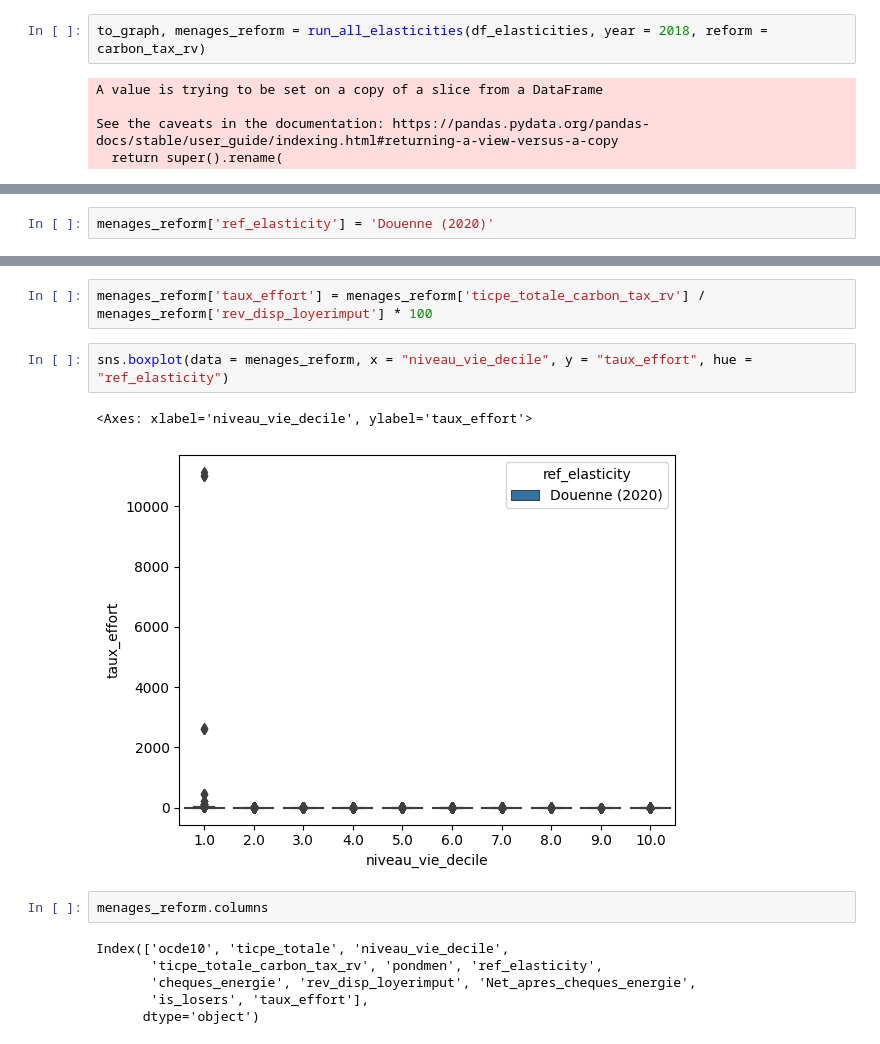
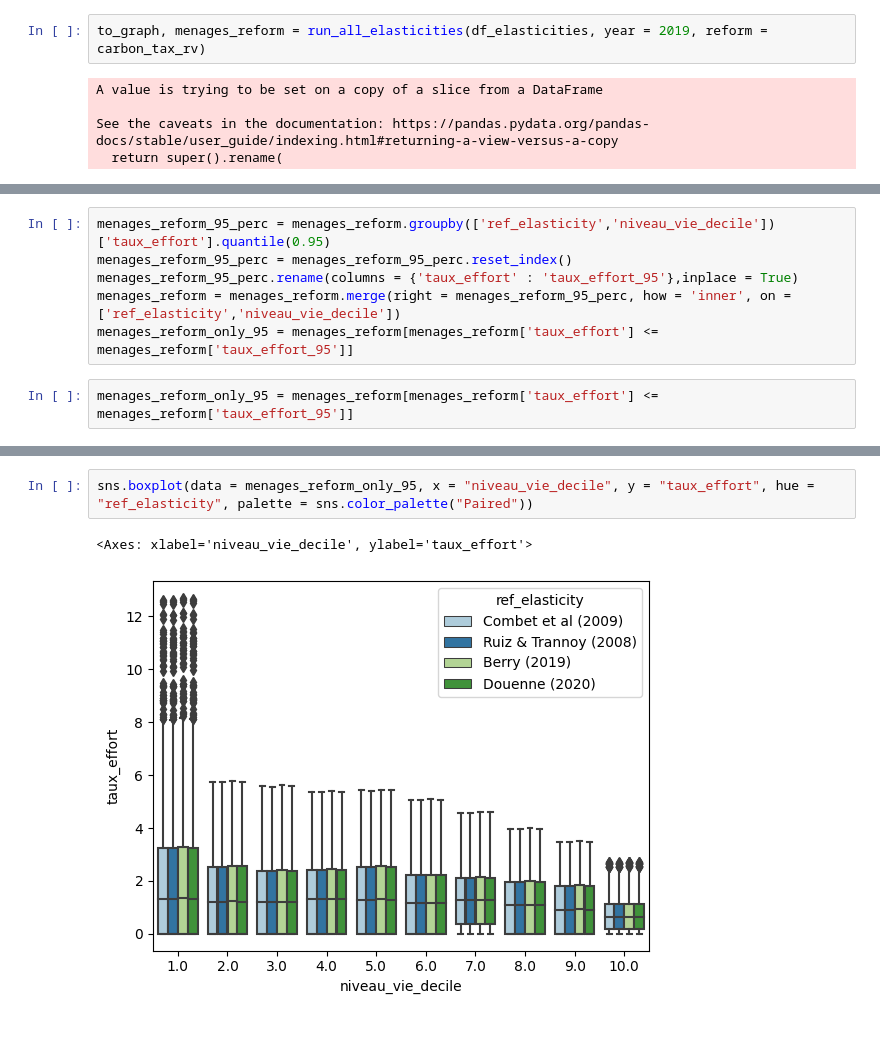
Before and after one commit to openfisca/openfisca-france-indirect-taxation, a Jupyter notebook: openfisca_france_indirect_taxation/projects/Master_Thesis_Herve/Simulation_taxe_energie_winners_losers.ipynb, the cells around one changed output, grey strips where cells are left out. Saved outputs shown, nothing was run; the diff lists cells and outputs as text.

Commit message:
fixing reform and cleaning code

```diff
--- a/openfisca_france_indirect_taxation/projects/Master_Thesis_Herve/Simulation_taxe_energie_winners_losers.ipynb
+++ b/openfisca_france_indirect_taxation/projects/Master_Thesis_Herve/Simulation_taxe_energie_winners_losers.ipynb
@@ -36,7 +38,7 @@ from openfisca_france_indirect_taxation.projects.Master_Thesis_Herve.Simulation_
     )
 from openfisca_france_indirect_taxation.projects.Master_Thesis_Herve.Reform_carbon_tax import carbon_tax_rv
 # %%
-to_graph, menages_reform = run_all_elasticities(df_elasticities, year = 2018, reform = carbon_tax_rv)
+to_graph, menages_reform = run_all_elasticities(df_elasticities, year = 2019, reform = carbon_tax_rv)
 # %% [output]
 A value is trying to be set on a copy of a slice from a DataFrame
 
@@ -57,3 +75,9 @@ plt.savefig(os.path.join(path,'Winners_losers_reform_carbon_tax_rv.png'))
-# %%
-menages_reform['ref_elasticity'] = 'Douenne (2020)'
+# %%
+menages_reform_95_perc = menages_reform.groupby(['ref_elasticity','niveau_vie_decile'])['taux_effort'].quantile(0.95)
+menages_reform_95_perc = menages_reform_95_perc.reset_index()
+menages_reform_95_perc.rename(columns = {'taux_effort' : 'taux_effort_95'},inplace = True)
+menages_reform = menages_reform.merge(right = menages_reform_95_perc, how = 'inner', on = ['ref_elasticity','niveau_vie_decile'])
+menages_reform_only_95 = menages_reform[menages_reform['taux_effort'] <= menages_reform['taux_effort_95']]
+# %%
+menages_reform_only_95 = menages_reform[menages_reform['taux_effort'] <= menages_reform['taux_effort_95']]
 # %%
@@ -64,16 +88,6 @@ sns.boxplot(data = menages_reform, x = "niveau_vie_decile", y = "Net_apres_chequ
-# %%
-menages_reform['taux_effort'] = menages_reform['ticpe_totale_carbon_tax_rv'] / menages_reform['rev_disp_loyerimput'] * 100
 # %%
-sns.boxplot(data = menages_reform, x = "niveau_vie_decile", y = "taux_effort", hue = "ref_elasticity")
+sns.boxplot(data = menages_reform_only_95, x = "niveau_vie_decile", y = "taux_effort", hue = "ref_elasticity", palette = sns.color_palette("Paired"))
 # %% [output]
 <Axes: xlabel='niveau_vie_decile', ylabel='taux_effort'>
-[figure, old version]
+[figure, new version]
-# %%
-menages_reform.columns
-# %% [output]
-Index(['ocde10', 'ticpe_totale', 'niveau_vie_decile',
-       'ticpe_totale_carbon_tax_rv', 'pondmen', 'ref_elasticity',
-       'cheques_energie', 'rev_disp_loyerimput', 'Net_apres_cheques_energie',
-       'is_losers', 'taux_effort'],
-      dtype='object')
 # %%
```
Also changed, not shown: parts of 11 cells of this notebook, 2 other files.
